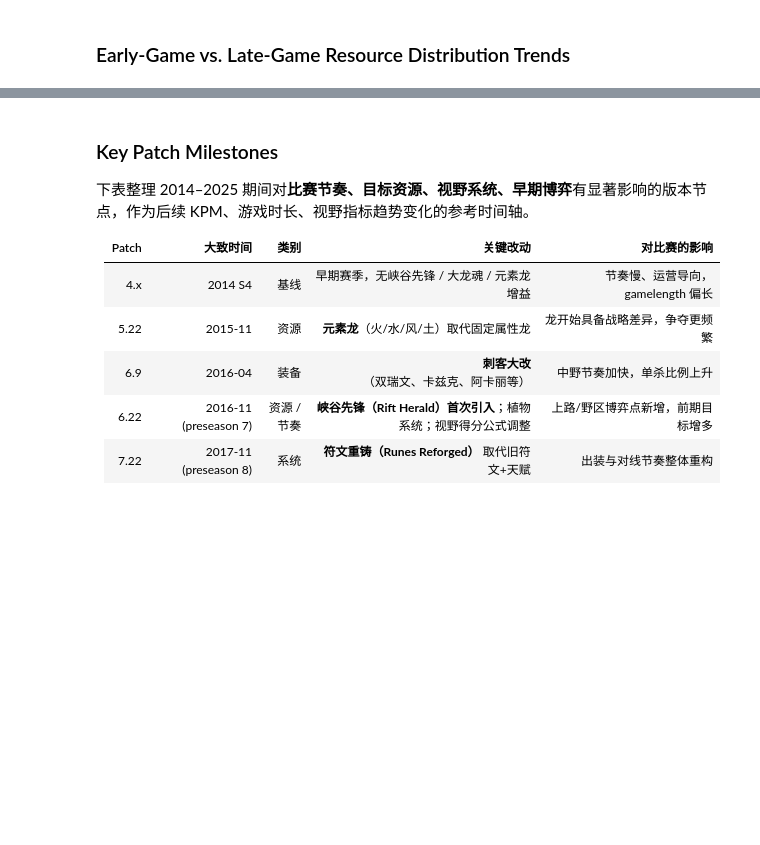
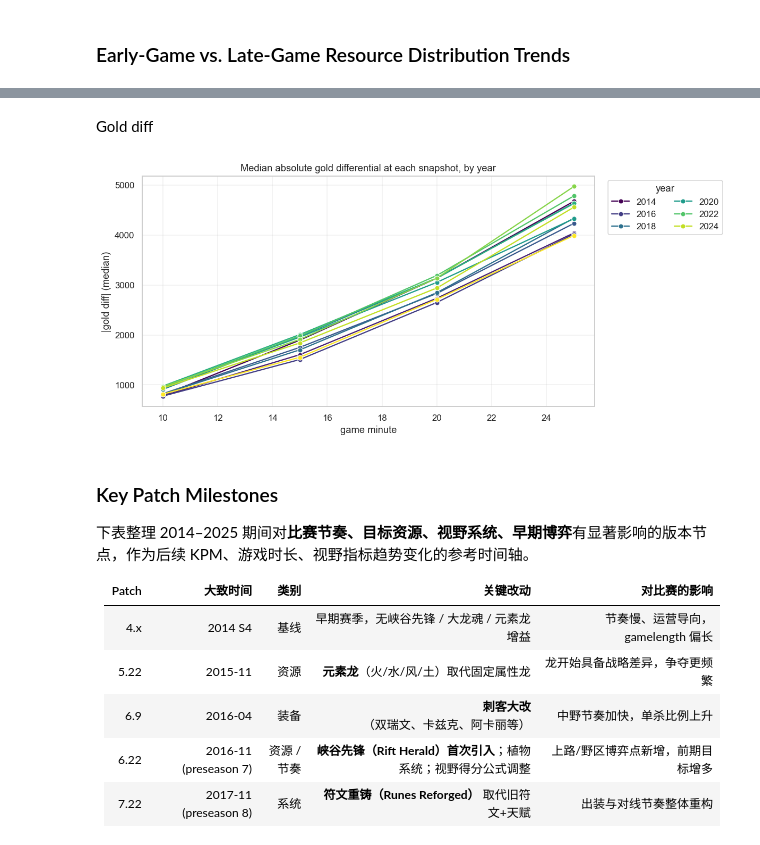
Before and after one commit to LUNARKN1GHT/lol_esports, a Jupyter notebook: lol_esports.ipynb, the cells around one changed output, grey strips where cells are left out. Cells and saved outputs as stored; diff of their text form; code cells hidden in the pictures; blank space fills up the shorter version.

```diff
--- a/lol_esports.ipynb
+++ b/lol_esports.ipynb
@@ -360,3 +449,38 @@ plt.show()
+# %% [markdown]
+Gold diff
+# %%
+gdiff_cols = ["golddiffat10", "golddiffat15", "golddiffat20", "golddiffat25"]
+# golddiffat 对队伍行是有正负的（领先方 +，落后方 -），取绝对值看"差距大小"
+gdiff_long = (
+    snap[["year"] + gdiff_cols]
+    .assign(**{c: snap[c].abs() for c in gdiff_cols})
+    .groupby("year")[gdiff_cols]
+    .median()
+    .reset_index()
+    .melt(id_vars="year", var_name="snapshot", value_name="abs_diff")
+)
+gdiff_long["minute"] = gdiff_long["snapshot"].str.extract(r"(\d+)").astype(int)
+gdiff_long["year"] = gdiff_long["year"].astype(str)
+
+fig, ax = plt.subplots(figsize=(11, 5))
+sns.lineplot(
+    data=gdiff_long,
+    x="minute",
+    y="abs_diff",
+    hue="year",
+    palette="viridis",
+    marker="o",
+    ax=ax,
+)
+ax.set_title("Median absolute gold differential at each snapshot, by year")
+ax.set_xlabel("game minute")
+ax.set_ylabel("|gold diff| (median)")
+ax.grid(alpha=0.3)
+ax.legend(title="year", bbox_to_anchor=(1.02, 1), loc="upper left", ncols=2)
+plt.tight_layout()
+plt.show()
+# %% [output]
+[figure, added]
 # %% [markdown]
 ### Key Patch Milestones
 
```
Also changed, not shown: parts of 8 cells of this notebook, 1 other file.
